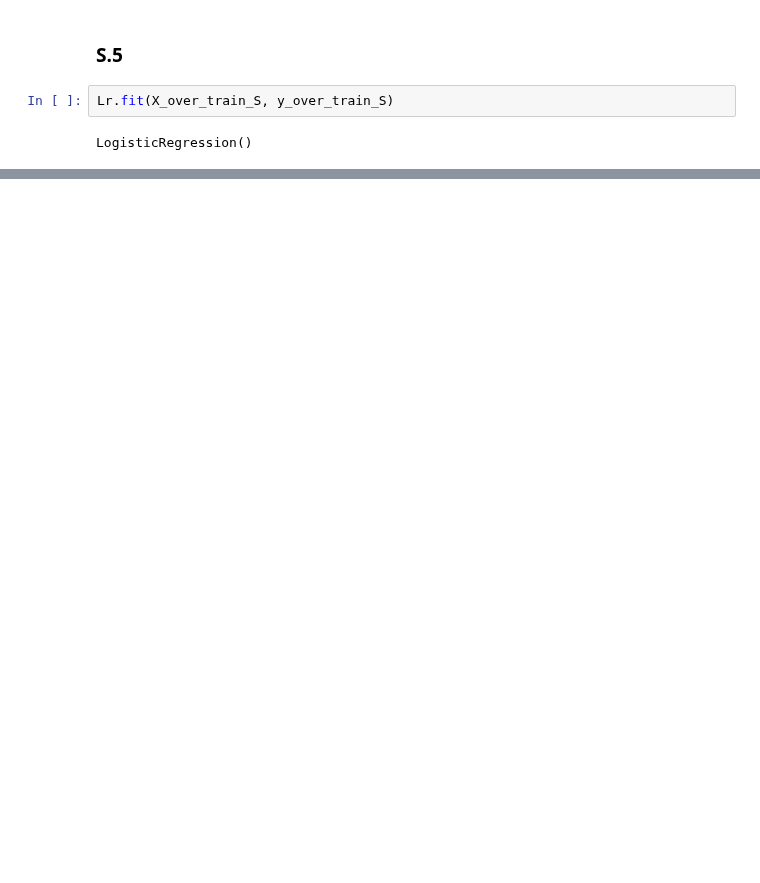
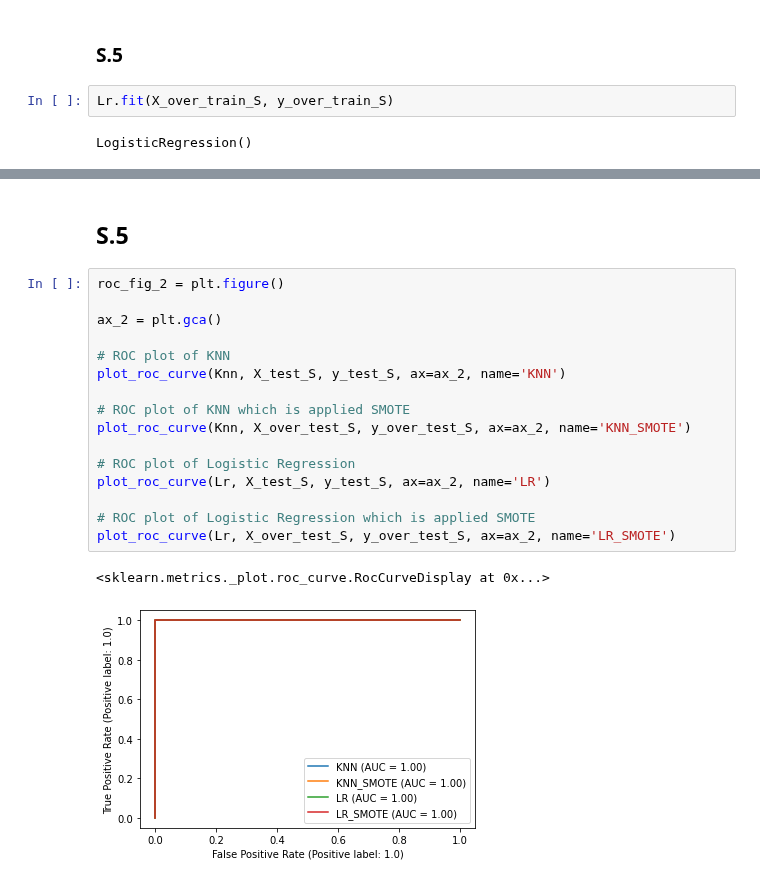
Before and after one commit to TermProject702/Flooding702, a Jupyter notebook: Model.ipynb, the cells around one changed output, grey strips where cells are left out. Saved outputs shown, nothing was run; the diff lists cells and outputs as text; blank space fills up the shorter version.

```diff
--- a/Model.ipynb
+++ b/Model.ipynb
@@ -605,0 +629,21 @@ plot_confusion_matrix(Lr, X_over_test_S, y_over_test_S, display_labels=["Non_Flo
+# %% [markdown]
+## S.5
+# %%
+roc_fig_2 = plt.figure()
+
+ax_2 = plt.gca()
+
+# ROC plot of KNN
+plot_roc_curve(Knn, X_test_S, y_test_S, ax=ax_2, name='KNN')
+
+# ROC plot of KNN which is applied SMOTE
+plot_roc_curve(Knn, X_over_test_S, y_over_test_S, ax=ax_2, name='KNN_SMOTE')
+
+# ROC plot of Logistic Regression
+plot_roc_curve(Lr, X_test_S, y_test_S, ax=ax_2, name='LR')
+
+# ROC plot of Logistic Regression which is applied SMOTE
+plot_roc_curve(Lr, X_over_test_S, y_over_test_S, ax=ax_2, name='LR_SMOTE')
+# %% [output]
+<sklearn.metrics._plot.roc_curve.RocCurveDisplay at 0x...>
+[figure, added]
```
Also changed, not shown: parts of 15 cells of this notebook.
